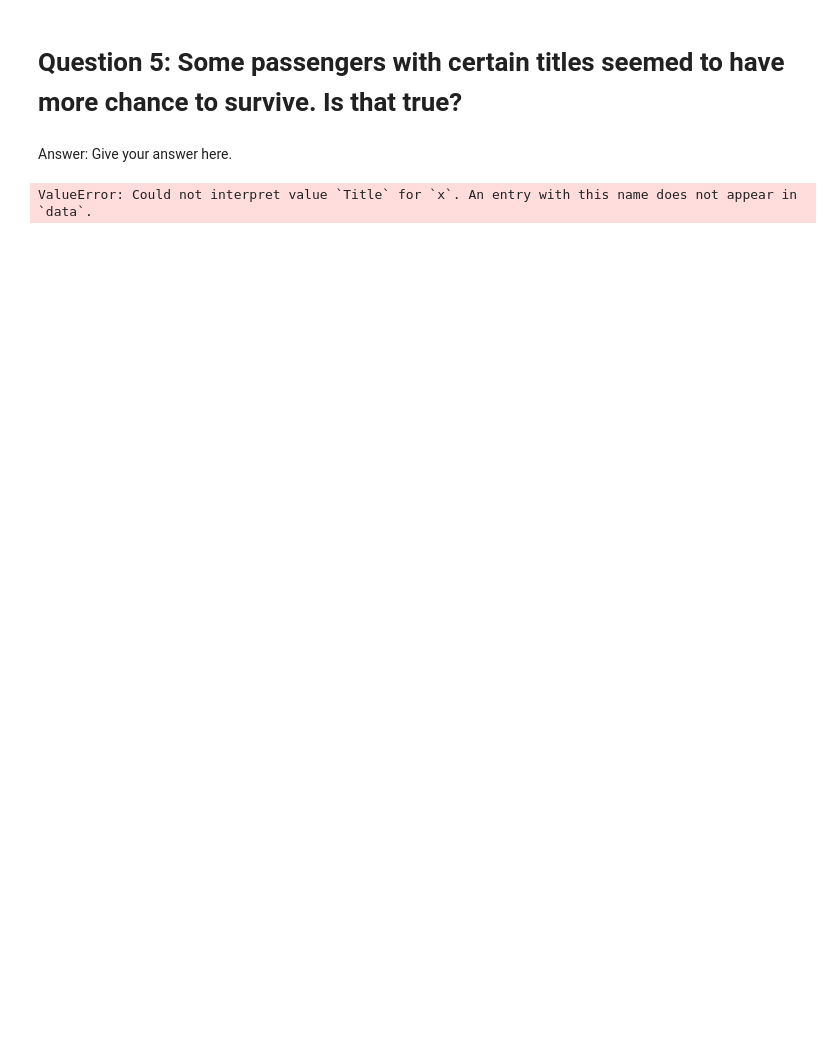
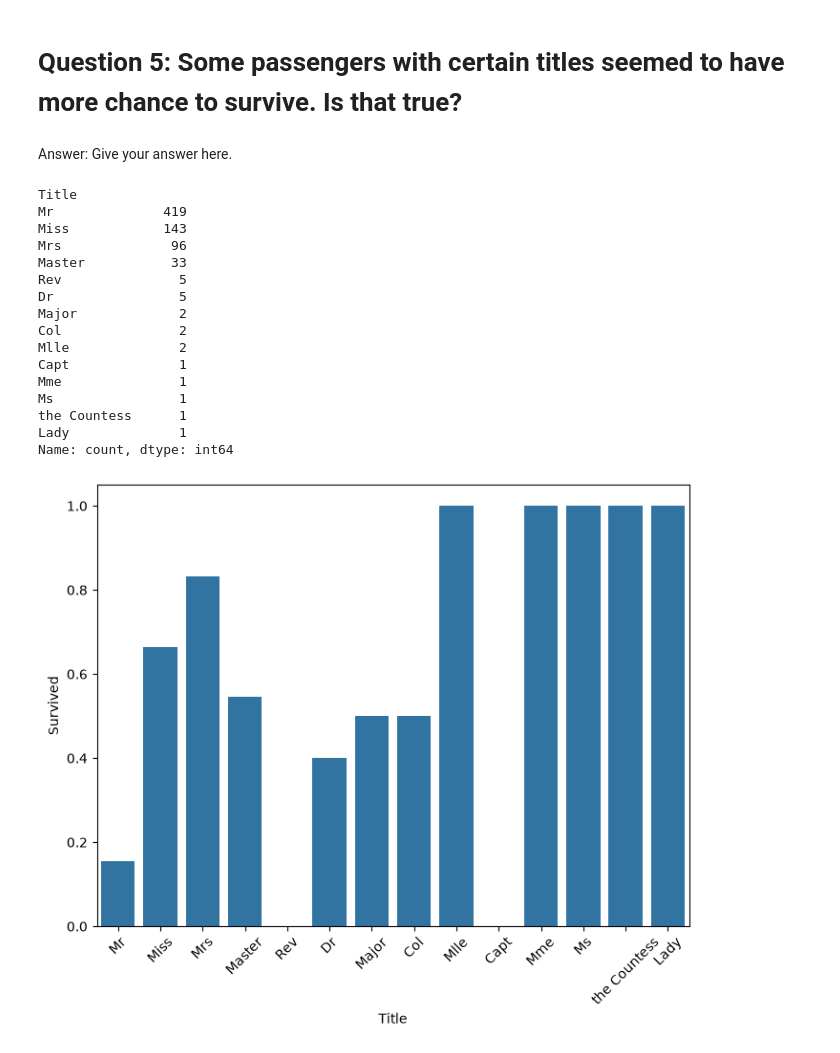
Before and after one commit to damianlores/modernML-individual_assignment, a Jupyter notebook: ex2a.ipynb, the cells around one changed output. Saved outputs shown, nothing was run; the diff lists cells and outputs as text; code cells hidden in the pictures; blank space fills up the shorter version.

```diff
--- a/ex2a.ipynb
+++ b/ex2a.ipynb
@@ -99,6 +128,36 @@ Answer: Give your answer here.
 Answer: Give your answer here.
 # %%
 # Show the relevant statistics or visualization(s) to support your answer
-sns.barplot(data=data, x='Title', y='Survived')
+
+data['Title'] = data['Name'].str.extract(r',\s*([^\.]+)\.', expand=False)
+
+print(data['Title'].value_counts())
+
+plt.figure(figsize=(8, 6))
+plt.tight_layout()
+plt.xticks(rotation=45)
+sns.barplot(
+    data=data,
+    x='Title',
+    y='Survived',
+    order=data["Title"].value_counts().index,
+    errorbar=None)
+plt.show()
 # %% [output]
-ValueError: Could not interpret value `Title` for `x`. An entry with this name does not appear in `data`.
+Title
+Mr              419
+Miss            143
+Mrs              96
+Master           33
+Rev               5
+Dr                5
+Major             2
+Col               2
+Mlle              2
+Capt              1
+Mme               1
+Ms                1
+the Countess      1
+Lady              1
+Name: count, dtype: int64
+[figure, added]
```
Also changed, not shown: parts of 6 cells of this notebook.
